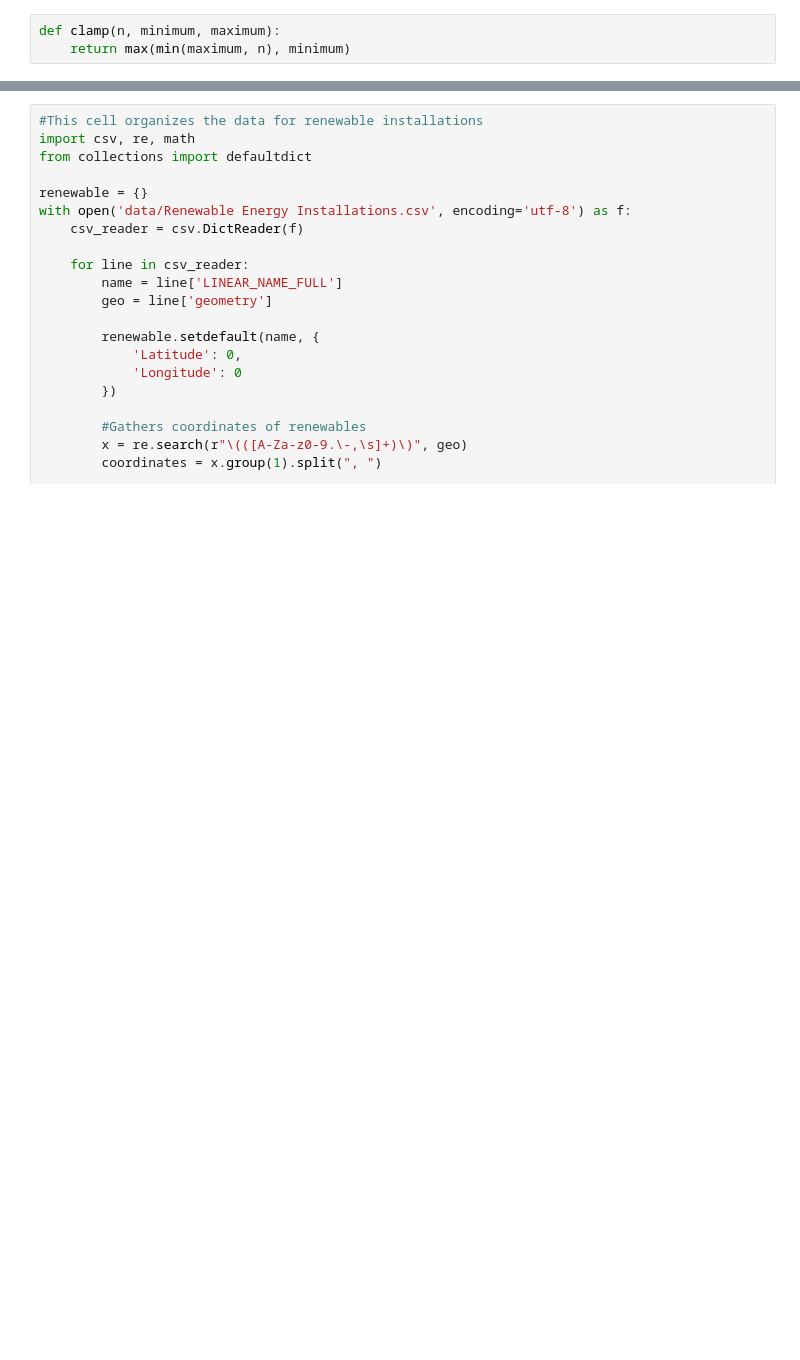
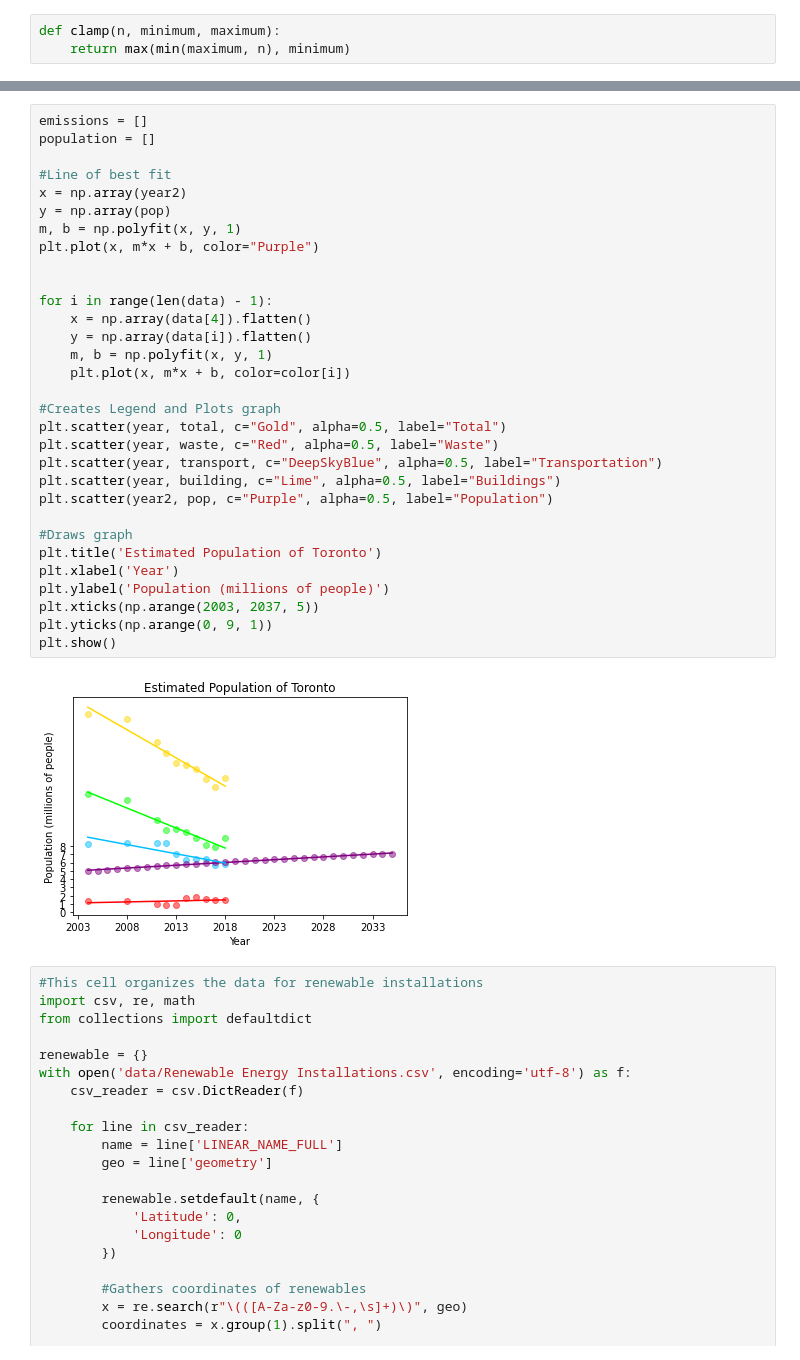
Before and after one commit to SAP-Team-Fruchsia-Fungi/Renewable-Energy-And-Climate, a Jupyter notebook: Renewable Energy.ipynb, the cells around one changed output, grey strips where cells are left out. Cells and saved outputs as stored; diff of their text form; blank space fills up the shorter version.

```diff
--- a/Renewable Energy.ipynb
+++ b/Renewable Energy.ipynb
@@ -24,3 +92,36 @@ AttributeError: 'DataFrame' object has no attribute 'ylim'
+# %%
+emissions = []
+population = []
+
+#Line of best fit
+x = np.array(year2)
+y = np.array(pop)
+m, b = np.polyfit(x, y, 1)
+plt.plot(x, m*x + b, color="Purple")
+
+
+for i in range(len(data) - 1):
+    x = np.array(data[4]).flatten()
+    y = np.array(data[i]).flatten()
+    m, b = np.polyfit(x, y, 1)
+    plt.plot(x, m*x + b, color=color[i])
+
+#Creates Legend and Plots graph
+plt.scatter(year, total, c="Gold", alpha=0.5, label="Total")
+plt.scatter(year, waste, c="Red", alpha=0.5, label="Waste")
+plt.scatter(year, transport, c="DeepSkyBlue", alpha=0.5, label="Transportation")
+plt.scatter(year, building, c="Lime", alpha=0.5, label="Buildings")
+plt.scatter(year2, pop, c="Purple", alpha=0.5, label="Population")
+
+#Draws graph
+plt.title('Estimated Population of Toronto')
+plt.xlabel('Year')
+plt.ylabel('Population (millions of people)')
+plt.xticks(np.arange(2003, 2037, 5))
+plt.yticks(np.arange(0, 9, 1))
+plt.show()
+# %% [output]
+[figure, added]
 # %%
 #This cell organizes the data for renewable installations
 import csv, re, math
```
Also changed, not shown: parts of 4 cells of this notebook, 3 other files.
